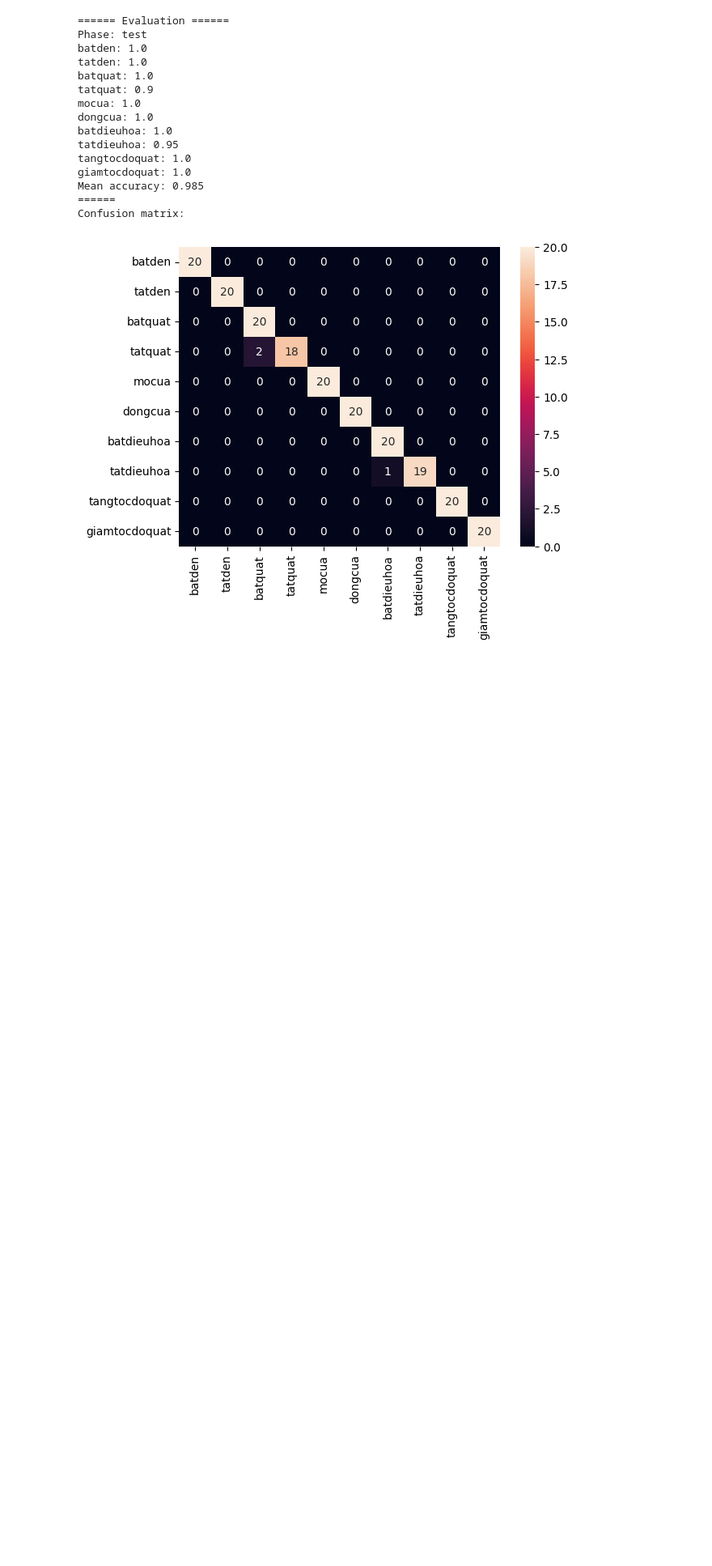
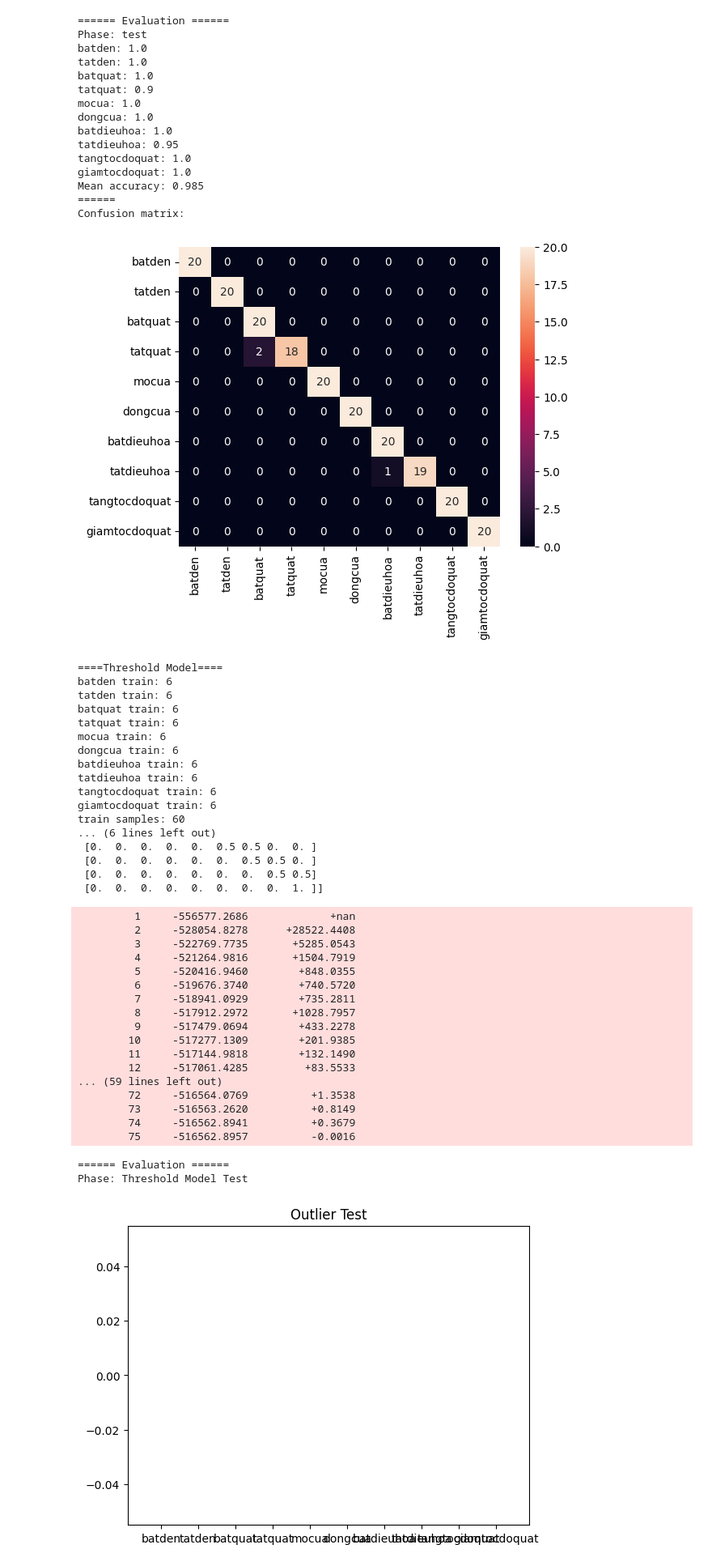
Before and after one commit to hoangbao1102/PBL5_SHSR, a Jupyter notebook: HMM_SpeechRecognition/hmm_train.ipynb, the cells around one changed output. Shown: that part at 81% size. Saved outputs shown, nothing was run; the diff lists cells and outputs as text; code cells hidden in the pictures; blank space fills up the shorter version.

Commit message:
HMM threshold test

```diff
--- a/HMM_SpeechRecognition/hmm_train.ipynb
+++ b/HMM_SpeechRecognition/hmm_train.ipynb
@@ -326,3 +387,44 @@ Mean accuracy: 0.985
 ======
 Confusion matrix:
 [figure]
+# %%
+hmm_train.threshold_model(1)
+hmm_train.evaluation_threshold()
+# %% [output]
+====Threshold Model====
+batden train: 6
+tatden train: 6
+batquat train: 6
+tatquat train: 6
+mocua train: 6
+dongcua train: 6
+batdieuhoa train: 6
+tatdieuhoa train: 6
+tangtocdoquat train: 6
+giamtocdoquat train: 6
+train samples: 60
+... (6 lines left out)
+ [0.  0.  0.  0.  0.  0.5 0.5 0.  0. ]
+ [0.  0.  0.  0.  0.  0.  0.5 0.5 0. ]
+ [0.  0.  0.  0.  0.  0.  0.  0.5 0.5]
+ [0.  0.  0.  0.  0.  0.  0.  0.  1. ]]
+         1     -556577.2686             +nan
+         2     -528054.8278      +28522.4408
+         3     -522769.7735       +5285.0543
+         4     -521264.9816       +1504.7919
+         5     -520416.9460        +848.0355
+         6     -519676.3740        +740.5720
+         7     -518941.0929        +735.2811
+         8     -517912.2972       +1028.7957
+         9     -517479.0694        +433.2278
+        10     -517277.1309        +201.9385
+        11     -517144.9818        +132.1490
+        12     -517061.4285         +83.5533
+... (59 lines left out)
+        72     -516564.0769          +1.3538
+        73     -516563.2620          +0.8149
+        74     -516562.8941          +0.3679
+        75     -516562.8957          -0.0016
+====== Evaluation ======
+Phase: Threshold Model Test
+[figure, added]
```
Also changed, not shown: parts of 5 cells of this notebook, 16 other files.
